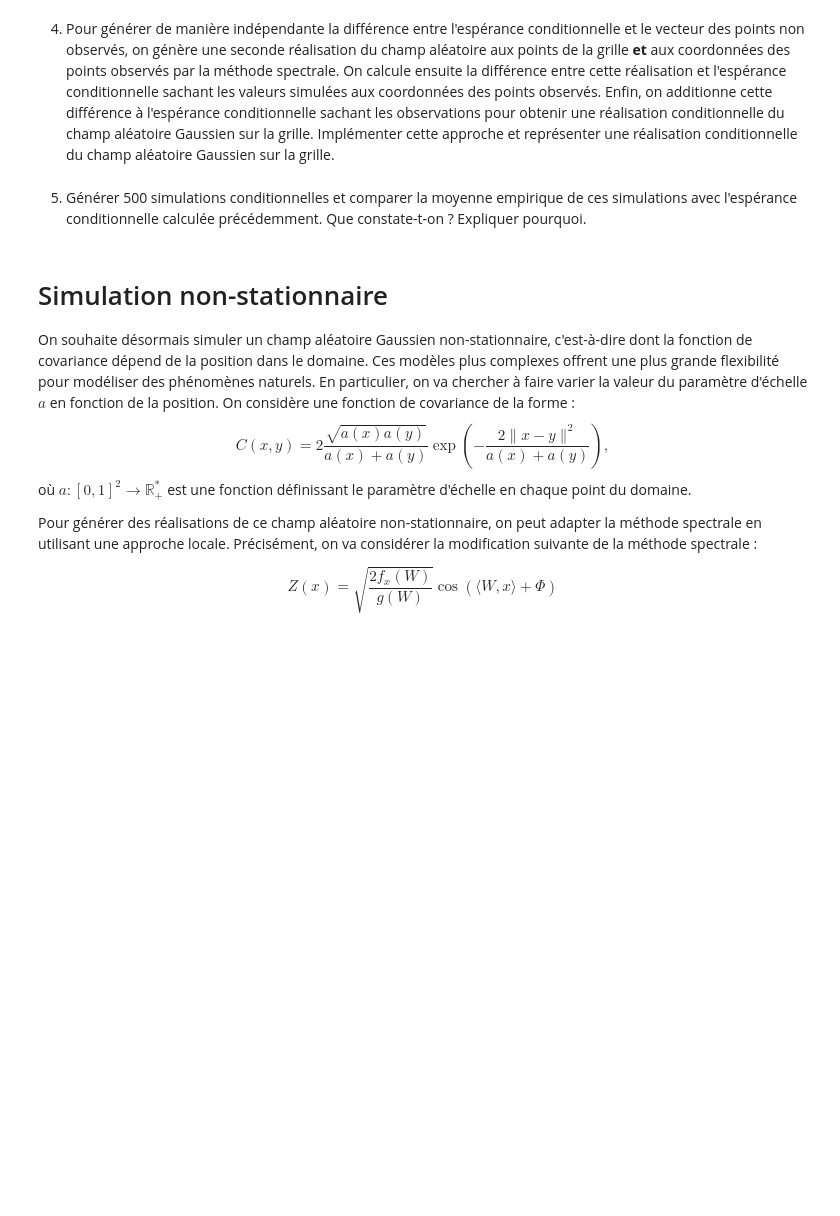
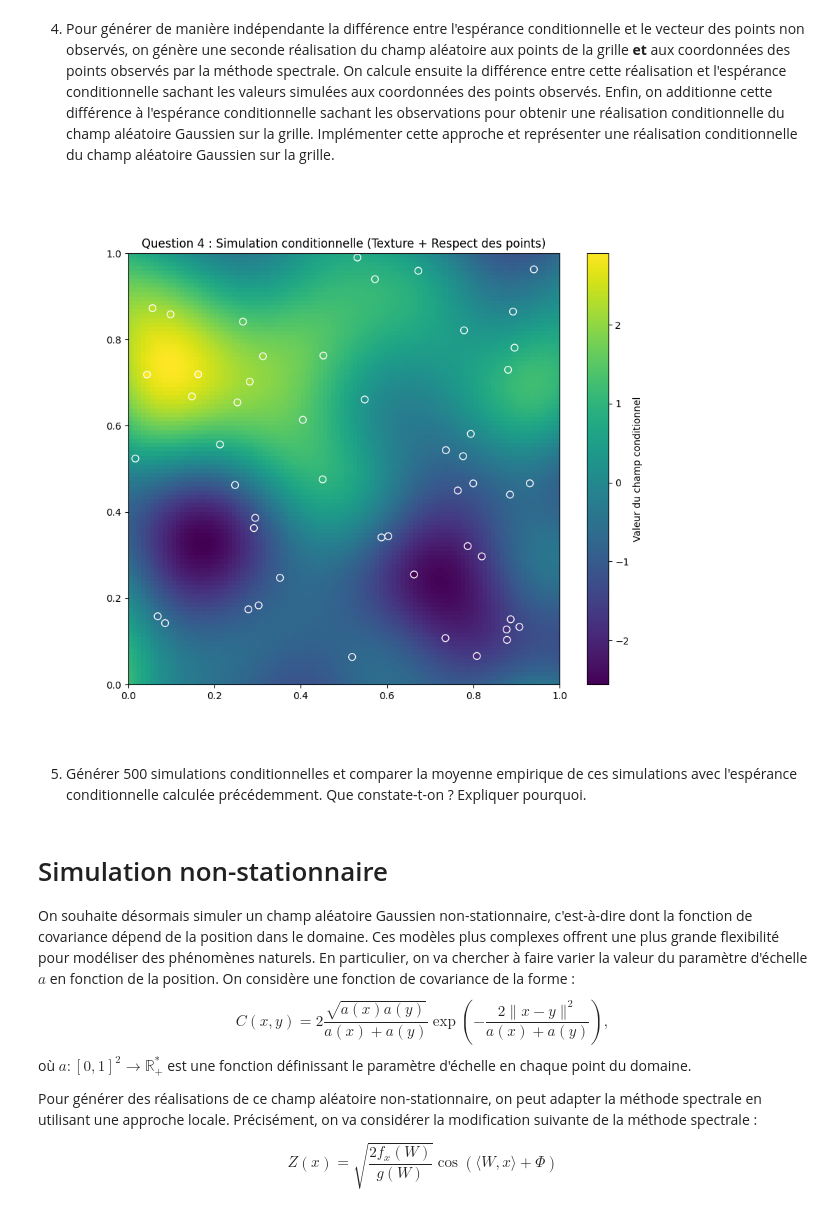
Before and after one commit to yannisalln/projet-proba, a Jupyter notebook: Projet Probabilités.ipynb, the cells around one changed output. Drawn from its saved outputs; the diff is of its cells as text; code cells hidden in the pictures; blank space fills up the shorter version.

```diff
--- a/Projet Probabilités.ipynb
+++ b/Projet Probabilités.ipynb
@@ -165,5 +354,34 @@ a = 0.05
 # %% [markdown]
 4. Pour générer de manière indépendante la différence entre l'espérance conditionnelle et le vecteur des points non observés, on génère une seconde réalisation du champ aléatoire aux points de la grille **et** aux coordonnées des points observés par la méthode spectrale. On calcule ensuite la différence entre cette réalisation et l'espérance conditionnelle sachant les valeurs simulées aux coordonnées des points observés. Enfin, on additionne cette différence à l'espérance conditionnelle sachant les observations pour obtenir une réalisation conditionnelle du champ aléatoire Gaussien sur la grille. Implémenter cette approche et représenter une réalisation conditionnelle du champ aléatoire Gaussien sur la grille.
+# %%
+sigma2 = 1.0
+a = 0.05
+N_modes = 500
+
+W_sim = np.random.normal(0, np.sqrt(2/a), size=(N_modes, 2))
+Phi_sim = np.random.uniform(0, 2*np.pi, size=N_modes)
+
+Z_sim_grille_val = np.zeros(len(pts_grille))
+for i in range(len(pts_grille)):
+    Z_sim_grille_val[i] = np.sqrt(2*sigma2/N_modes) * np.sum(np.cos(np.dot(W_sim, pts_grille[i]) + Phi_sim))
+
+x1_sim = np.zeros(n)
+for i in range(n):
+    x1_sim[i] = np.sqrt(2*sigma2/N_modes) * np.sum(np.cos(np.dot(W_sim, X_1[i]) + Phi_sim))
+
+mu_cond_sim = K21 @ np.linalg.solve(K + 1e-2 * np.eye(n), x1_sim)
+
+Z_final = mu_cond + (Z_sim_grille_val - mu_cond_sim)
+
+plt.figure(figsize=(10, 8))
+plt.imshow(Z_final.reshape(n_grille, n_grille), extent=[0, 1, 0, 1],
+           origin='lower', cmap='viridis')
+plt.scatter(X_1[:, 0], X_1[:, 1], c=x_1, edgecolors='white', s=50, cmap='viridis', label="Observations")
+plt.colorbar(label="Valeur du champ conditionnel")
+plt.title("Question 4 : Simulation conditionnelle (Texture + Respect des points)")
+plt.show()
+# %% [output]
+[figure, added]
 # %% [markdown]
 5. Générer 500 simulations conditionnelles et comparer la moyenne empirique de ces simulations avec l'espérance conditionnelle calculée précédemment. Que constate-t-on ? Expliquer pourquoi.
 # %% [markdown]
```
Also changed, not shown: parts of 12 cells of this notebook.
